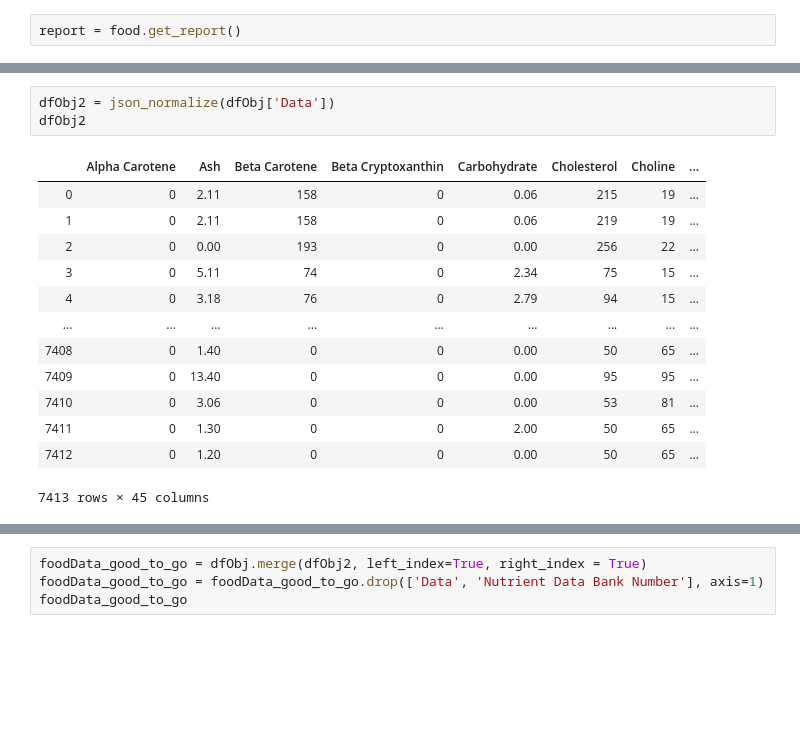
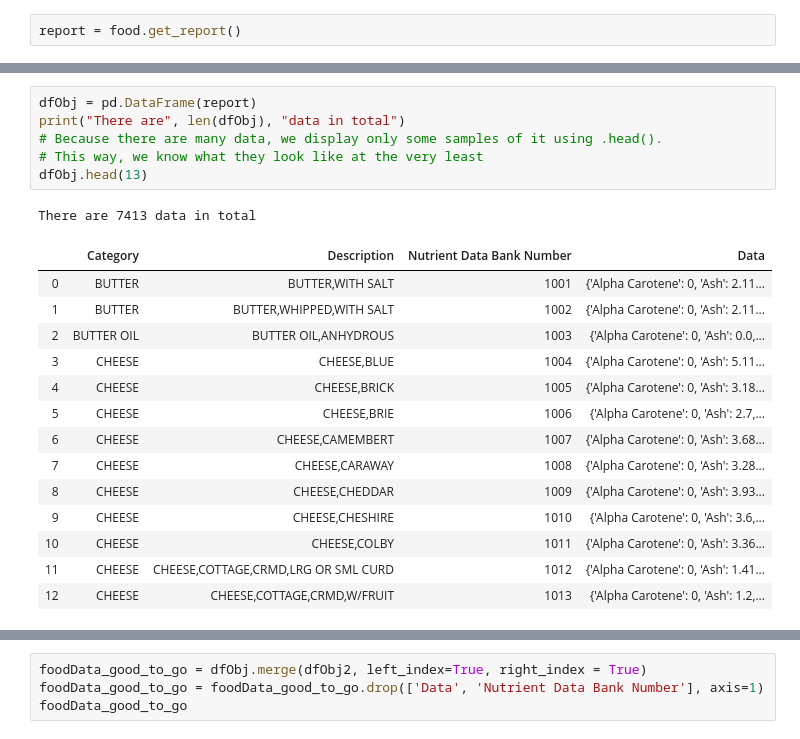
Before and after one commit to velwu/data_viz_USDA_food, a Jupyter notebook: wu-vel-final-report-cumulative.ipynb, the cells around one changed output, grey strips where cells are left out. Drawn from its saved outputs; the diff is of its cells as text; blank space fills up the shorter version.

```diff
--- a/wu-vel-final-report-cumulative.ipynb
+++ b/wu-vel-final-report-cumulative.ipynb
@@ -104,17 +92,22 @@ dfObj
-# %%
-dfObj2 = json_normalize(dfObj['Data'])
-dfObj2
-# %% [output]
-|  | Alpha Carotene | Ash | Beta Carotene | Beta Cryptoxanthin | Carbohydrate | Cholesterol | Choline | ... |
-| 0 | 0 | 2.11 | 158 | 0 | 0.06 | 215 | 19 | ... |
-| 1 | 0 | 2.11 | 158 | 0 | 0.06 | 219 | 19 | ... |
-| 2 | 0 | 0.00 | 193 | 0 | 0.00 | 256 | 22 | ... |
-| 3 | 0 | 5.11 | 74 | 0 | 2.34 | 75 | 15 | ... |
-| 4 | 0 | 3.18 | 76 | 0 | 2.79 | 94 | 15 | ... |
-| ... | ... | ... | ... | ... | ... | ... | ... | ... |
-| 7408 | 0 | 1.40 | 0 | 0 | 0.00 | 50 | 65 | ... |
-| 7409 | 0 | 13.40 | 0 | 0 | 0.00 | 95 | 95 | ... |
-| 7410 | 0 | 3.06 | 0 | 0 | 0.00 | 53 | 81 | ... |
-| 7411 | 0 | 1.30 | 0 | 0 | 2.00 | 50 | 65 | ... |
-| 7412 | 0 | 1.20 | 0 | 0 | 0.00 | 50 | 65 | ... |
-7413 rows × 45 columns
+# %%
+dfObj = pd.DataFrame(report)
+print("There are", len(dfObj), "data in total")
+# Because there are many data, we display only some samples of it using .head().
+# This way, we know what they look like at the very least
+dfObj.head(13)
+# %% [output]
+There are 7413 data in total
+|  | Category | Description | Nutrient Data Bank Number | Data |
+| 0 | BUTTER | BUTTER,WITH SALT | 1001 | {'Alpha Carotene': 0, 'Ash': 2.11... |
+| 1 | BUTTER | BUTTER,WHIPPED,WITH SALT | 1002 | {'Alpha Carotene': 0, 'Ash': 2.11... |
+| 2 | BUTTER OIL | BUTTER OIL,ANHYDROUS | 1003 | {'Alpha Carotene': 0, 'Ash': 0.0,... |
+| 3 | CHEESE | CHEESE,BLUE | 1004 | {'Alpha Carotene': 0, 'Ash': 5.11... |
+| 4 | CHEESE | CHEESE,BRICK | 1005 | {'Alpha Carotene': 0, 'Ash': 3.18... |
+| 5 | CHEESE | CHEESE,BRIE | 1006 | {'Alpha Carotene': 0, 'Ash': 2.7,... |
+| 6 | CHEESE | CHEESE,CAMEMBERT | 1007 | {'Alpha Carotene': 0, 'Ash': 3.68... |
+| 7 | CHEESE | CHEESE,CARAWAY | 1008 | {'Alpha Carotene': 0, 'Ash': 3.28... |
+| 8 | CHEESE | CHEESE,CHEDDAR | 1009 | {'Alpha Carotene': 0, 'Ash': 3.93... |
+| 9 | CHEESE | CHEESE,CHESHIRE | 1010 | {'Alpha Carotene': 0, 'Ash': 3.6,... |
+| 10 | CHEESE | CHEESE,COLBY | 1011 | {'Alpha Carotene': 0, 'Ash': 3.36... |
+| 11 | CHEESE | CHEESE,COTTAGE,CRMD,LRG OR SML CURD | 1012 | {'Alpha Carotene': 0, 'Ash': 1.41... |
+| 12 | CHEESE | CHEESE,COTTAGE,CRMD,W/FRUIT | 1013 | {'Alpha Carotene': 0, 'Ash': 1.2,... |
```
Also changed, not shown: parts of 9 cells of this notebook.
